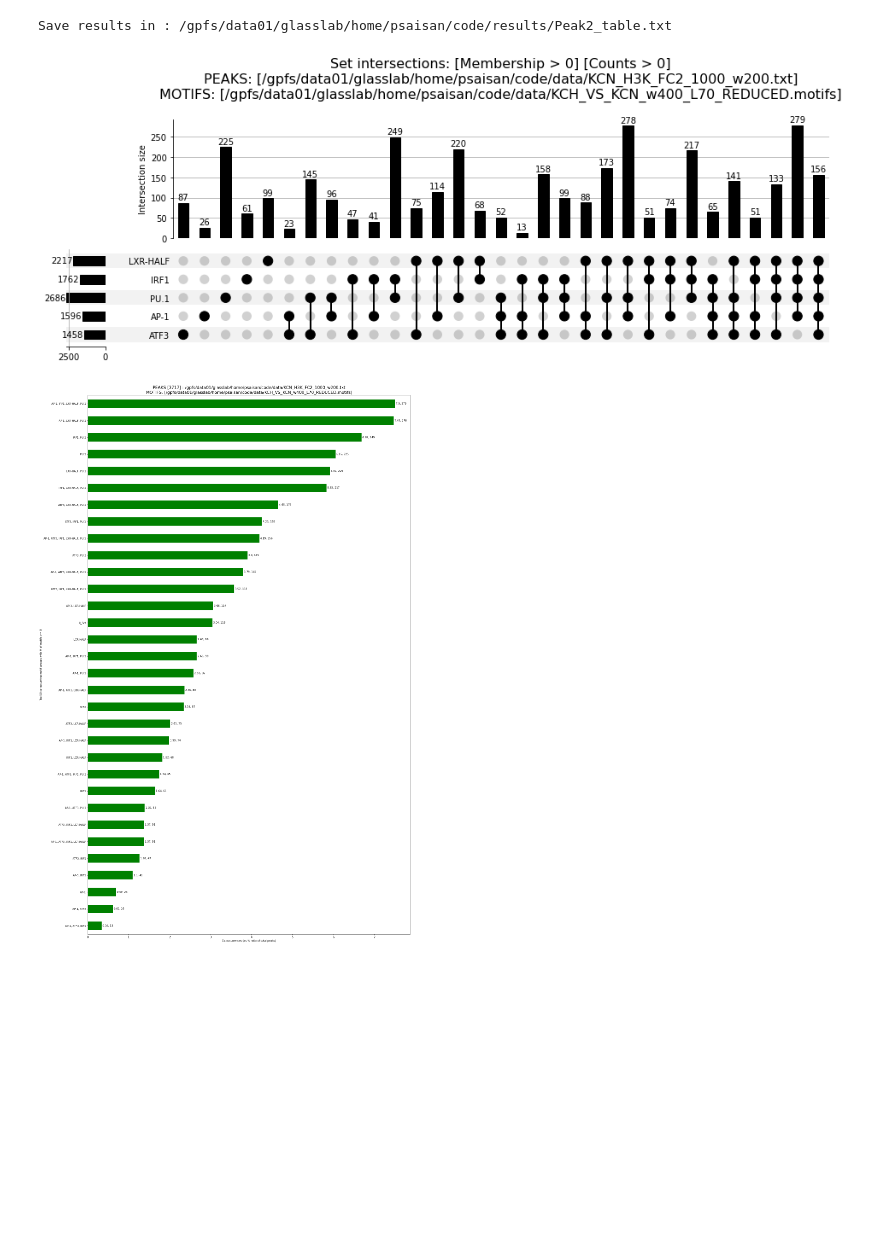
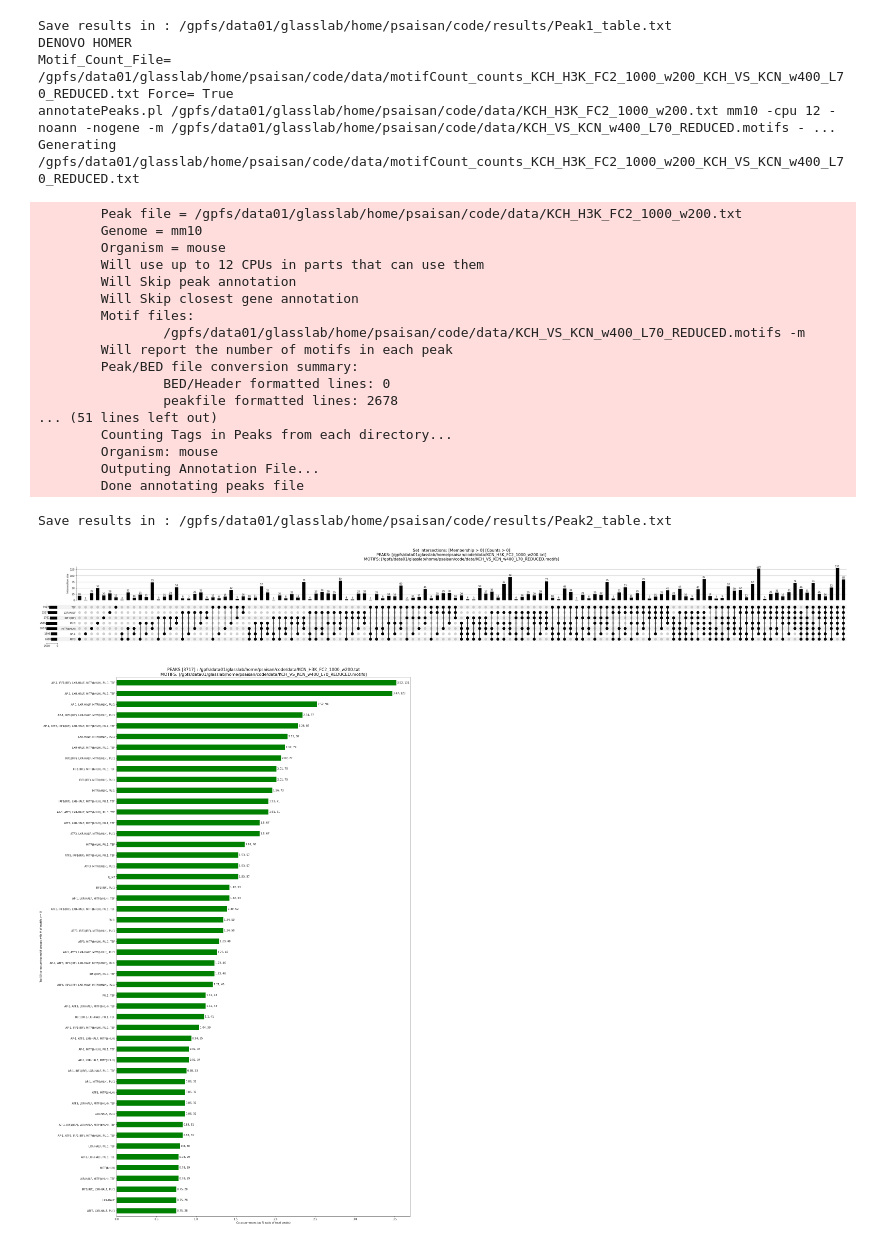
Before and after one commit to psaisan/CARTMAN, a Jupyter notebook: Notebooks/CARTMAN_Example.ipynb, the cells around one changed output. Cells and saved outputs as stored; diff of their text form; code cells hidden in the pictures; blank space fills up the shorter version.

```diff
--- a/Notebooks/CARTMAN_Example.ipynb
+++ b/Notebooks/CARTMAN_Example.ipynb
@@ -97,10 +107,11 @@ fig_output_path2 = os.path.join(base_dir_out, 'Peak2.png')  # Function appends _
 
 
 # Parameters with default values
-motif_recount = False
+motif_recount = True
 seperate_duplicates = False
 min_motif_set_count = 0
 min_subset_count = 0
+subset_motifs=['PU.1']
 
 # -------------------------
 # Processing Peak File 1
@@ -155,3 +180,25 @@ Motif_Count_File= /gpfs/data01/glasslab/home/psaisan/code/data/motifCount_counts
-Save results in : /gpfs/data01/glasslab/home/psaisan/code/results/Peak2_table.txt
+Save results in : /gpfs/data01/glasslab/home/psaisan/code/results/Peak1_table.txt
+DENOVO HOMER
+Motif_Count_File= /gpfs/data01/glasslab/home/psaisan/code/data/motifCount_counts_KCH_H3K_FC2_1000_w200_KCH_VS_KCN_w400_L70_REDUCED.txt Force= True
+annotatePeaks.pl /gpfs/data01/glasslab/home/psaisan/code/data/KCH_H3K_FC2_1000_w200.txt mm10 -cpu 12 -noann -nogene -m /gpfs/data01/glasslab/home/psaisan/code/data/KCH_VS_KCN_w400_L70_REDUCED.motifs - ...
+Generating /gpfs/data01/glasslab/home/psaisan/code/data/motifCount_counts_KCH_H3K_FC2_1000_w200_KCH_VS_KCN_w400_L70_REDUCED.txt
+        Peak file = /gpfs/data01/glasslab/home/psaisan/code/data/KCH_H3K_FC2_1000_w200.txt
+        Genome = mm10
+        Organism = mouse
+        Will use up to 12 CPUs in parts that can use them
+        Will Skip peak annotation
+        Will Skip closest gene annotation
+        Motif files:
+                /gpfs/data01/glasslab/home/psaisan/code/data/KCH_VS_KCN_w400_L70_REDUCED.motifs -m
+        Will report the number of motifs in each peak
+        Peak/BED file conversion summary:
+                BED/Header formatted lines: 0
+                peakfile formatted lines: 2678
+... (51 lines left out)
+        Counting Tags in Peaks from each directory...
+        Organism: mouse
+        Outputing Annotation File...
+        Done annotating peaks file
+Save results in : /gpfs/data01/glasslab/home/psaisan/code/results/Peak2_table.txt
-[figure, old version]
+[figure, new version]
-[figure, old version]
+[figure, new version]
```
Also changed, not shown: parts of 4 cells of this notebook.
